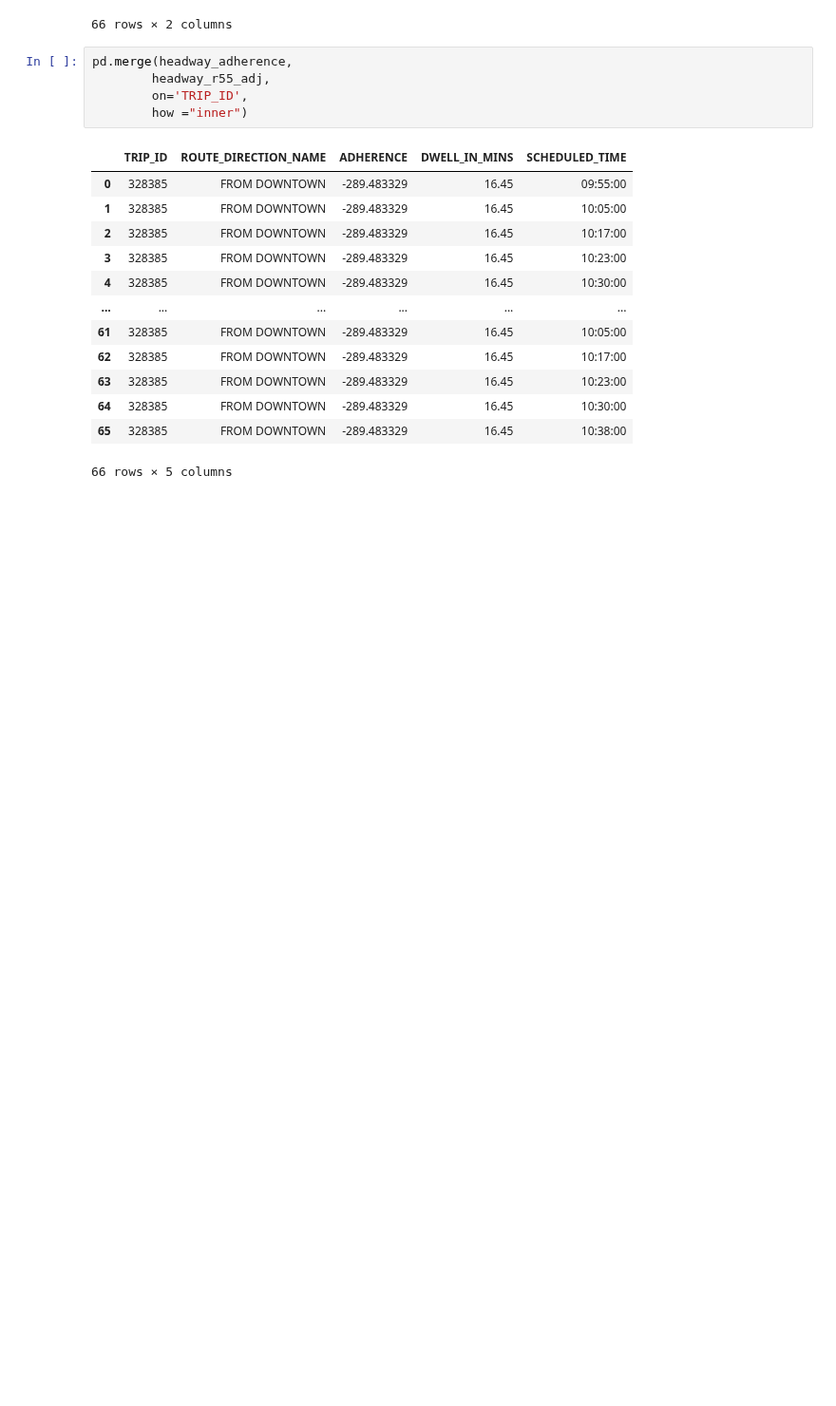
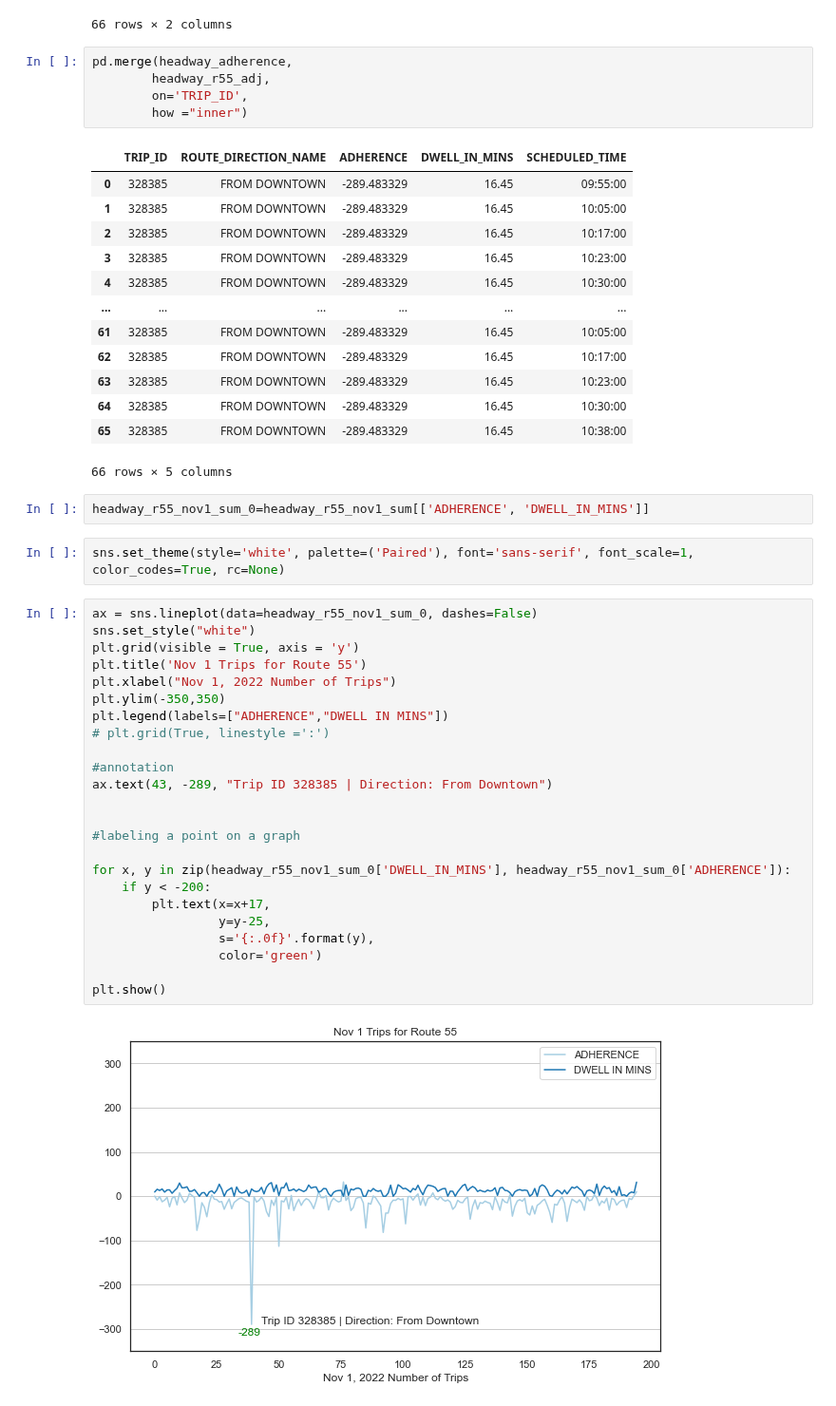
Before and after one commit to NSS-Data-Analytics-Cohort-7/wego-shut_up_and_take_my_query, a Jupyter notebook: notebook/Route55.ipynb, the cells around one changed output. Shown at 95% size. Cells and saved outputs as stored; diff of their text form; blank space fills up the shorter version.

```diff
--- a/notebook/Route55.ipynb
+++ b/notebook/Route55.ipynb
@@ -220,3 +223,33 @@ pd.merge(headway_adherence,
 | 64 | 328385 | FROM DOWNTOWN | -289.483329 | 16.45 | 10:30:00 |
 | 65 | 328385 | FROM DOWNTOWN | -289.483329 | 16.45 | 10:38:00 |
 66 rows × 5 columns
+# %%
+headway_r55_nov1_sum_0=headway_r55_nov1_sum[['ADHERENCE', 'DWELL_IN_MINS']]
+# %%
+sns.set_theme(style='white', palette=('Paired'), font='sans-serif', font_scale=1, color_codes=True, rc=None)
+# %%
+ax = sns.lineplot(data=headway_r55_nov1_sum_0, dashes=False)
+sns.set_style("white")
+plt.grid(visible = True, axis = 'y')
+plt.title('Nov 1 Trips for Route 55')
+plt.xlabel("Nov 1, 2022 Number of Trips")
+plt.ylim(-350,350)
+plt.legend(labels=["ADHERENCE","DWELL IN MINS"])
+# plt.grid(True, linestyle =':')
+
+#annotation
+ax.text(43, -289, "Trip ID 328385 | Direction: From Downtown")
+
+
+#labeling a point on a graph
+
+for x, y in zip(headway_r55_nov1_sum_0['DWELL_IN_MINS'], headway_r55_nov1_sum_0['ADHERENCE']):
+    if y < -200:
+        plt.text(x=x+17,
+                 y=y-25,
+                 s='{:.0f}'.format(y),
+                 color='green')
+
+plt.show()
+# %% [output]
+[figure, added]
```
Also changed, not shown: parts of 3 cells of this notebook.
